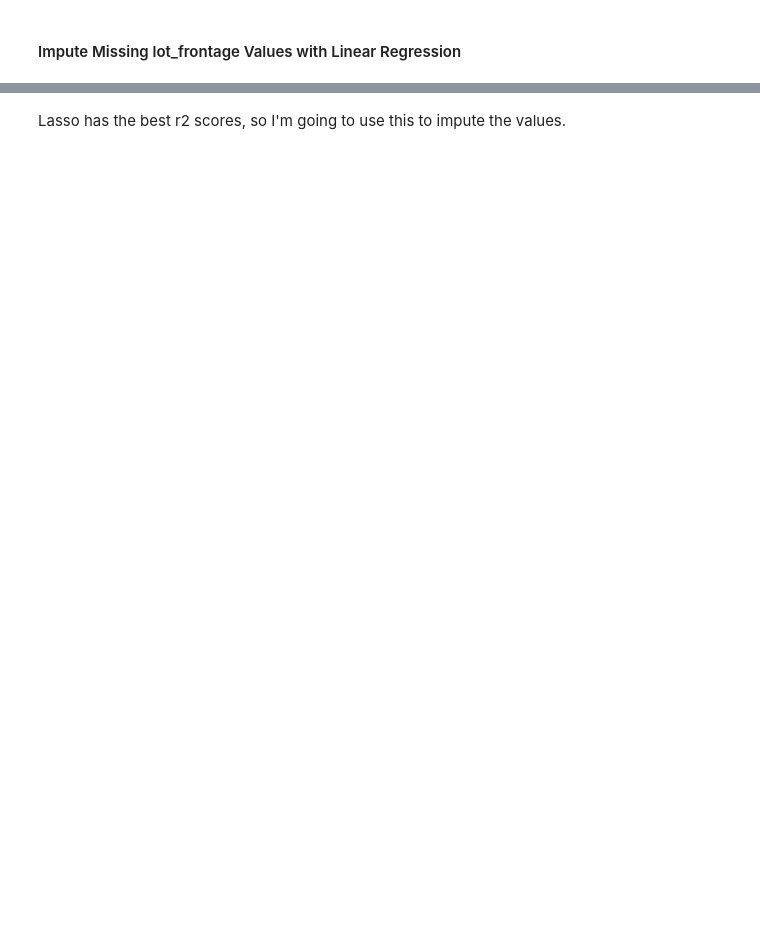
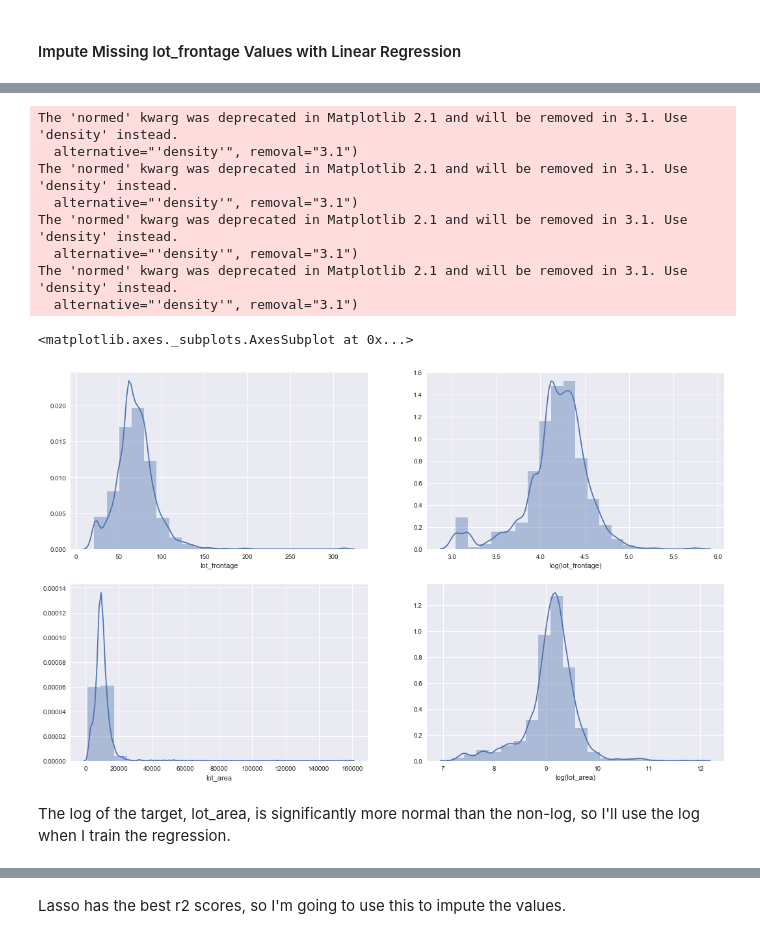
Before and after one commit to kevinacrystal/Regression_Price_Prediction, a Jupyter notebook: code/01_EDA_and_Cleaning.ipynb, the cells around one changed output, grey strips where cells are left out. Drawn from its saved outputs; the diff is of its cells as text; code cells hidden in the pictures; blank space fills up the shorter version.

```diff
--- a/code/01_EDA_and_Cleaning.ipynb
+++ b/code/01_EDA_and_Cleaning.ipynb
@@ -349,0 +371,4 @@ dtype: int64
+# %%
+# locate the basement features and rows that have null values
+bsmt_cols = df[[col for col in df.columns if 'bsmt' in col]]
+bsmt_cols[df.bsmt_full_bath.isnull() > 0]
@@ -349,0 +381,2 @@ dtype: int64
+# %%
+df.loc[[616, 1327], list(bsmt_cols)] = df.loc[[616, 1327], list(bsmt_cols)].fillna(0)
@@ -352,2 +422,22 @@ dtype: int64
+# %%
+# look at the distributions of the target and its most highly correlated feature
+fig, ax = plt.subplots(nrows=2, ncols=2, figsize=(18,11))
+sns.distplot(df.lot_frontage, bins=20, ax=ax[0,0])
+sns.distplot(np.log(df.lot_frontage), bins =20, ax=ax[0,1], axlabel='log(lot_frontage)')
+sns.distplot(df.lot_area, bins=20, ax=ax[1,0])
+sns.distplot(np.log(df.lot_area), bins =20, ax=ax[1,1], axlabel='log(lot_area)')
+# %% [output]
+The 'normed' kwarg was deprecated in Matplotlib 2.1 and will be removed in 3.1. Use 'density' instead.
+  alternative="'density'", removal="3.1")
+The 'normed' kwarg was deprecated in Matplotlib 2.1 and will be removed in 3.1. Use 'density' instead.
+  alternative="'density'", removal="3.1")
+The 'normed' kwarg was deprecated in Matplotlib 2.1 and will be removed in 3.1. Use 'density' instead.
+  alternative="'density'", removal="3.1")
+The 'normed' kwarg was deprecated in Matplotlib 2.1 and will be removed in 3.1. Use 'density' instead.
+  alternative="'density'", removal="3.1")
+<matplotlib.axes._subplots.AxesSubplot at 0x...>
+[figure, added]
+# %% [markdown]
+The log of the target, lot_area, is significantly more normal than the non-log, so I'll use the log when I train the regression.
 # %%
 # define X and y values for training based on the values that are not null
```
Also changed, not shown: parts of 57 cells of this notebook.
